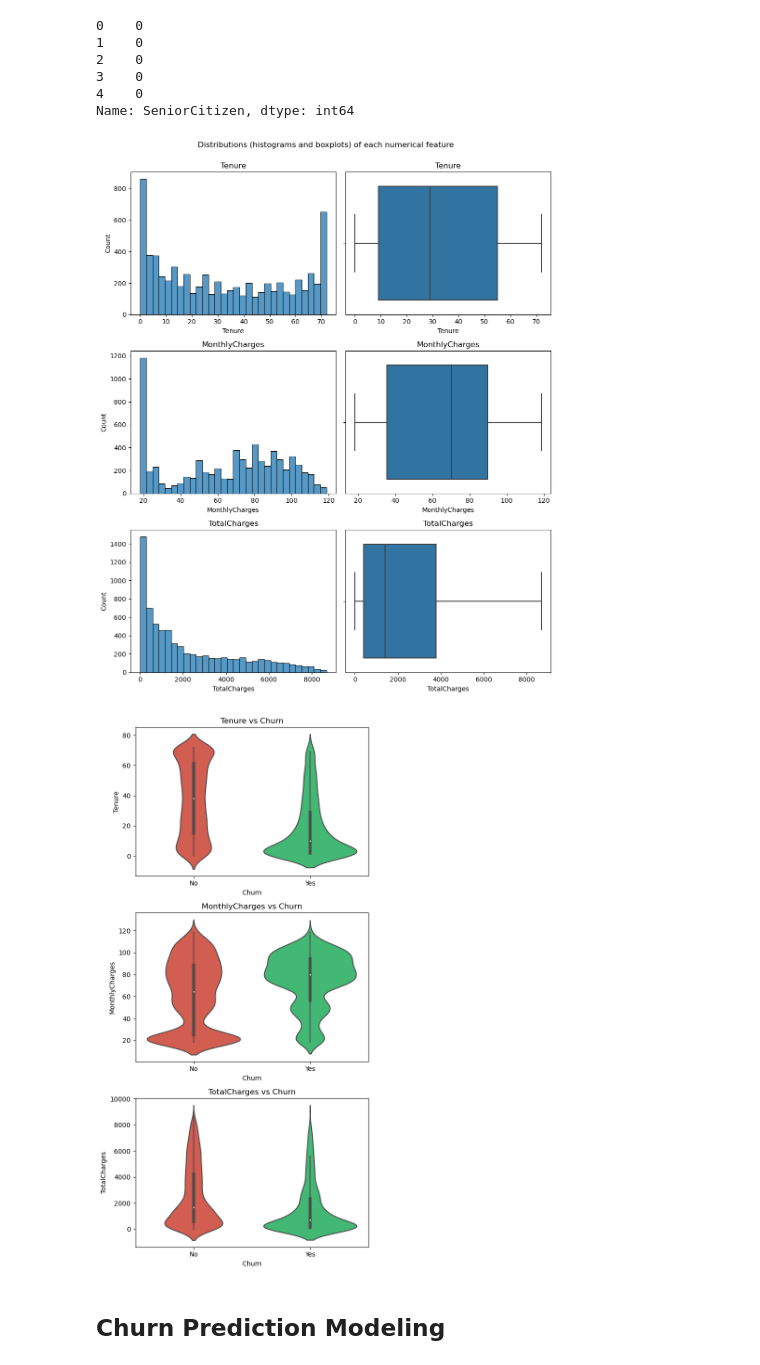
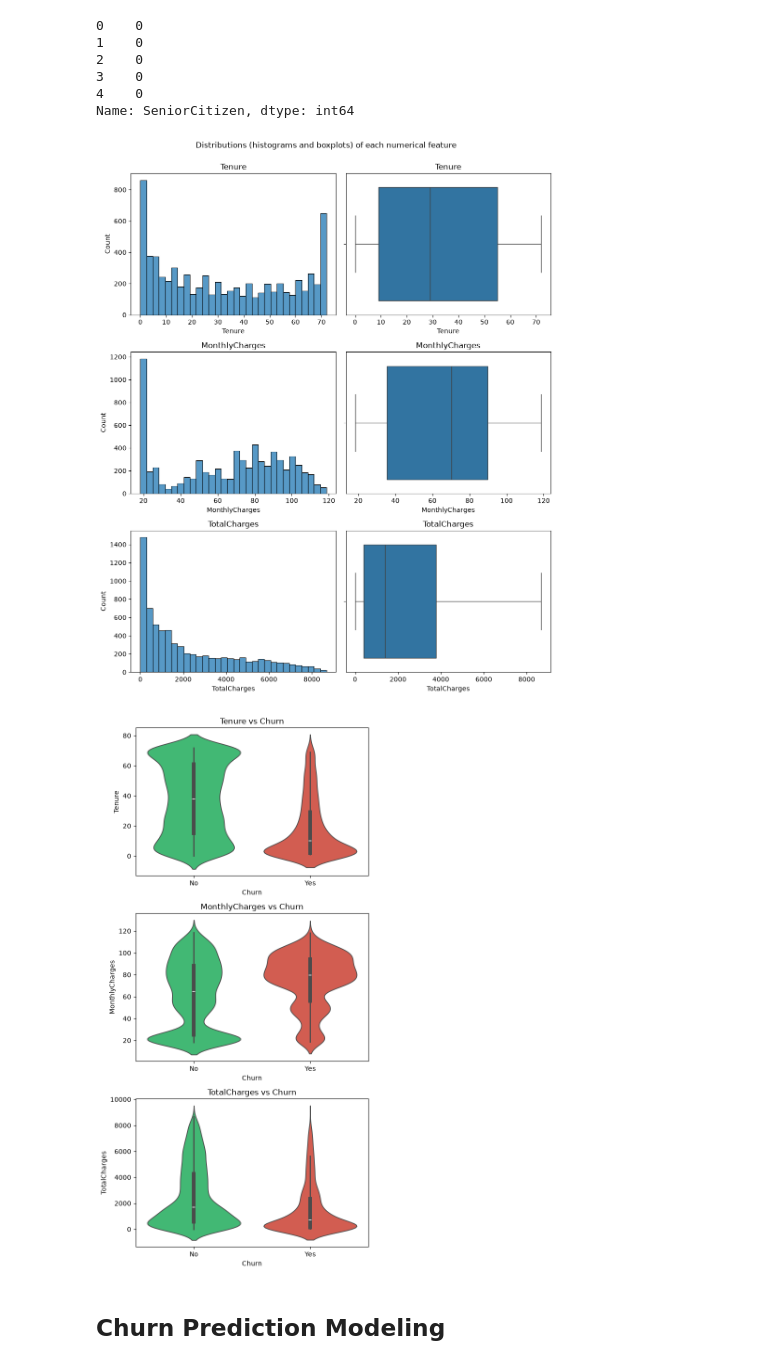
Before and after one commit to dc-defago/telco-churn-retention-economics, a Jupyter notebook: notebooks/exploration.ipynb, the cells around one changed output. Drawn from its saved outputs; the diff is of its cells as text; code cells hidden in the pictures.

```diff
--- a/notebooks/exploration.ipynb
+++ b/notebooks/exploration.ipynb
@@ -120,7 +120,7 @@ data[data["TotalCharges"].isna()]
 | 6754 | 2775-SEFEE | Male | 0 | No | Yes | 0 | Yes | Yes | ... |
 11 rows × 21 columns
 # %%
-data["TotalCharges"].fillna(0, inplace=True)
+data["TotalCharges"] = data["TotalCharges"].fillna(0)
 # %%
 data["TotalCharges"].isna().sum()
 # %% [output]
@@ -337,22 +338,22 @@ plt.suptitle("Distributions (histograms and boxplots) of each numerical feature"
 plt.tight_layout()
 plt.show()
 # %% [output]
-[figure, old version]
+[figure, new version]
 # %%
-palette = {"Yes": "#2ecc71", "No": "#e74c3c"}
+palette = {"Yes": "#e74c3c", "No": "#2ecc71"}
 
 fig, axes = plt.subplots(len(numerical_features),
                          1,
                          figsize=(6, 4 * len(numerical_features)))
 
 for ax, numerical_feature in zip(axes, numerical_features):
-    sns.violinplot(data=data, x="Churn", y=numerical_feature, ax=ax, palette=palette)
+    sns.violinplot(data=data, x="Churn", y=numerical_feature, hue="Churn", palette=palette, legend=False, ax=ax)
     ax.set_title(f"{numerical_feature} vs Churn")
 
 plt.tight_layout()
 plt.show()
 # %% [output]
-[figure, old version]
+[figure, new version]
 # %% [markdown]
 ## Churn Prediction Modeling
 # %% [markdown]
```
Also changed, not shown: parts of 46 cells of this notebook.
